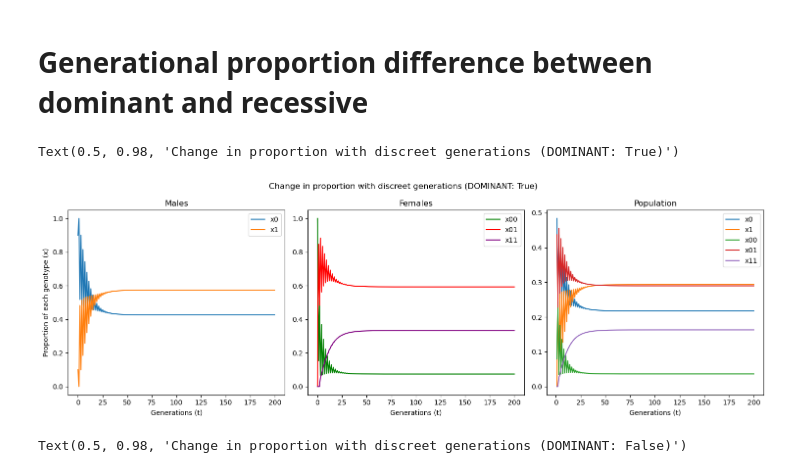
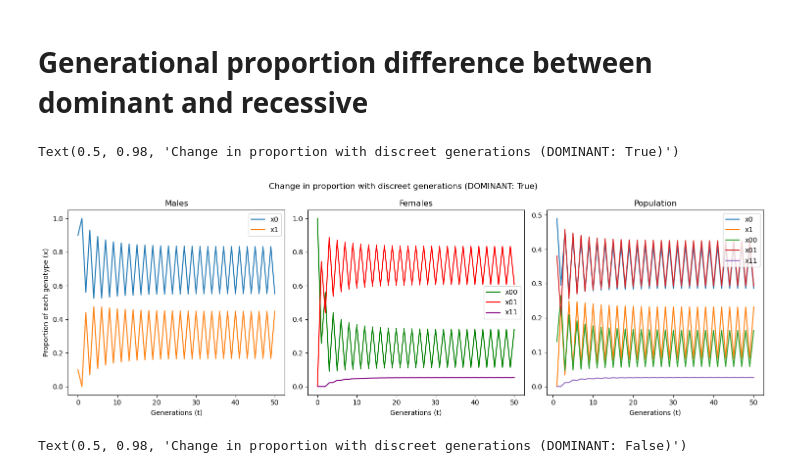
Before and after one commit to AbhayGupta115/PineSawflyModel, a Jupyter notebook: model.ipynb, the cells around one changed output. Drawn from its saved outputs; the diff is of its cells as text; code cells hidden in the pictures.

Commit message:
Putting Oscillation Image

```diff
--- a/model.ipynb
+++ b/model.ipynb
@@ -218,14 +218,14 @@ def nexgen(P, orgs = []):
 # %%
 #Simulating proportions of each individual over a generation time
 DOMINANT = True
-gentime = 200
+gentime = 50
 
 param = P.copy()
 param['pm'] = 0.1
 param['pf'] = 0.0
 
-param['c'] = 2
-param['a'] = 1
+param['c'] = 1
+param['a'] = 2
 
 param['u'] = 0.1
 param['r'] = (2 - param['u']) / 4
@@ -273,34 +273,34 @@ fig, (ax0, ax1, ax2) = plt.subplots(ncols = 3, sharey = False, layout = 'tight',
 
 ax0.plot(np.arange(0, gentime + 1, 1), ind_prop['x0'], label = 'x0')
 ax0.plot(np.arange(0, gentime + 1, 1), ind_prop['x1'], label = 'x1')
 ax0.legend()
 
 ax1.plot(np.arange(0, gentime + 1, 1), ind_prop['x00'], label = 'x00', c = 'g')
 ax1.plot(np.arange(0, gentime + 1, 1), ind_prop['x01'], label = 'x01', c = 'r')
 ax1.plot(np.arange(0, gentime + 1, 1), ind_prop['x11'], label = 'x11', c = 'purple')
 ax1.legend()
 
 ax2.plot(np.arange(1, gentime + 1, 1), tot_prop['x0'], label = 'x0')
 ax2.plot(np.arange(1, gentime + 1, 1), tot_prop['x1'], label = 'x1')
 ax2.plot(np.arange(1, gentime + 1, 1), tot_prop['x00'], label = 'x00')
 ax2.plot(np.arange(1, gentime + 1, 1), tot_prop['x01'], label = 'x01')
 ax2.plot(np.arange(1, gentime + 1, 1), tot_prop['x11'], label = 'x11')
 ax2.legend()
 
 ax0.set_title('Males')
 ax1.set_title('Females')
 ax2.set_title('Population')
 
 ax0.set_xlabel('Generations (t)')
 ax1.set_xlabel('Generations (t)')
 ax2.set_xlabel('Generations (t)')
 
 ax0.set_ylabel('Proportion of each genotype (x)')
 
 fig.suptitle('Change in proportion with discreet generations (DOMINANT: ' + str(DOMINANT) + ')')
 # %% [output]
 Text(0.5, 0.98, 'Change in proportion with discreet generations (DOMINANT: True)')
-[figure, old version]
+[figure, new version]
 # %%
 DOMINANT = False
 #Simulating proportions of each individual over a generation time
```
Also changed, not shown: 1 other file.
